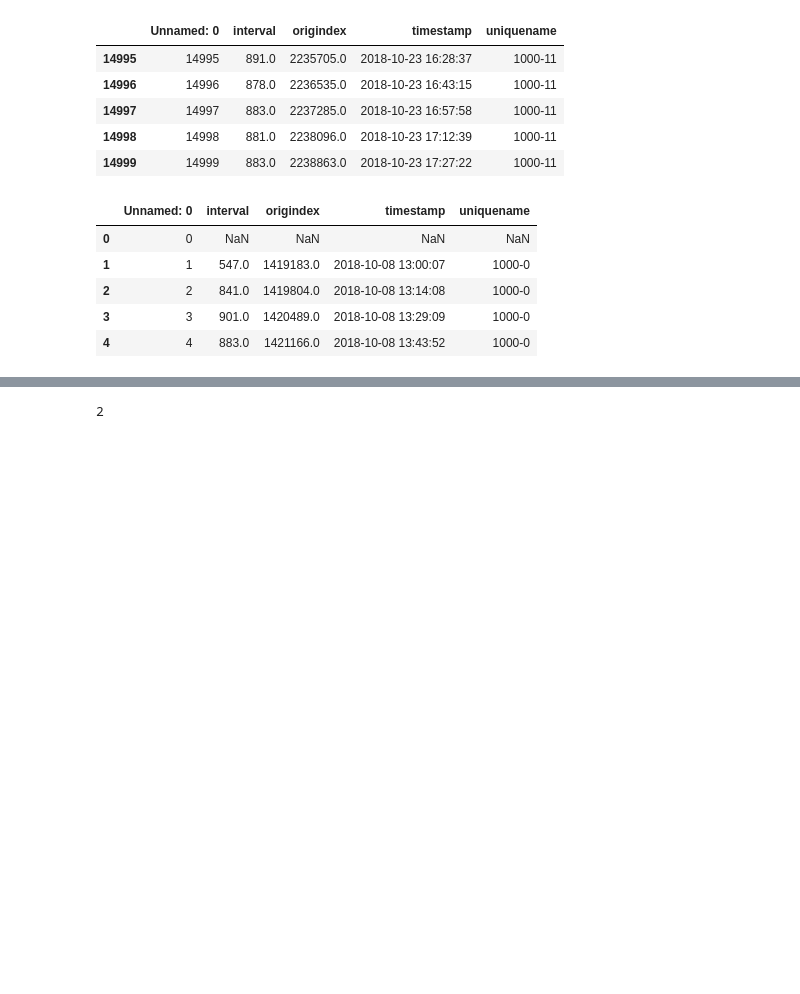
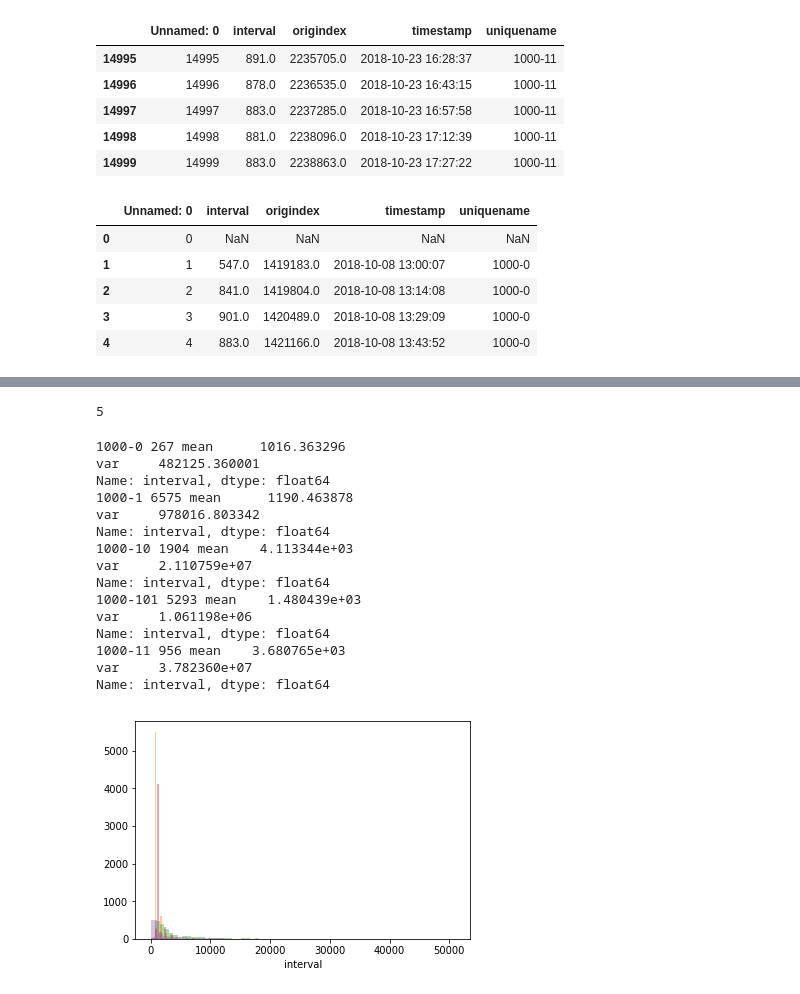
Before and after one commit to davecampbell/data-feeds-analysis, a Jupyter notebook: display_histograms.ipynb, the cells around one changed output, grey strips where cells are left out. Saved outputs shown, nothing was run; the diff lists cells and outputs as text; code cells hidden in the pictures; blank space fills up the shorter version.

Commit message:
started to look at seaborn to do the histogram graphing'

```diff
--- a/display_histograms.ipynb
+++ b/display_histograms.ipynb
@@ -29,5 +39 @@ ax = df.hist(column='interval', by='uniquename', bins=50, grid=False, layout=(3,
 [figure]
-# %%
-ax.shape[1]
-# %% [output]
-2
@@ -36,0 +40,28 @@ for i in range(0,ax.shape[0]):
+# %%
+# use group-by and then call seaborn to get the histogram on each group
+gps = df.groupby(by='uniquename')['interval']
+len(gps)
+# %% [output]
+5
+# %%
+for (name, group) in gps:
+    print(name, len(group), group.agg({'mean': np.mean, 'var': np.var}))
+    # input()
+    sns.distplot(a=group, label=name, kde=False)
+# %% [output]
+1000-0 267 mean      1016.363296
+var     482125.360001
+Name: interval, dtype: float64
+1000-1 6575 mean      1190.463878
+var     978016.803342
+Name: interval, dtype: float64
+1000-10 1904 mean    4.113344e+03
+var     2.110759e+07
+Name: interval, dtype: float64
+1000-101 5293 mean    1.480439e+03
+var     1.061198e+06
+Name: interval, dtype: float64
+1000-11 956 mean    3.680765e+03
+var     3.782360e+07
+Name: interval, dtype: float64
+[figure, added]
```
Also changed, not shown: parts of 3 cells of this notebook, 1 other file.
